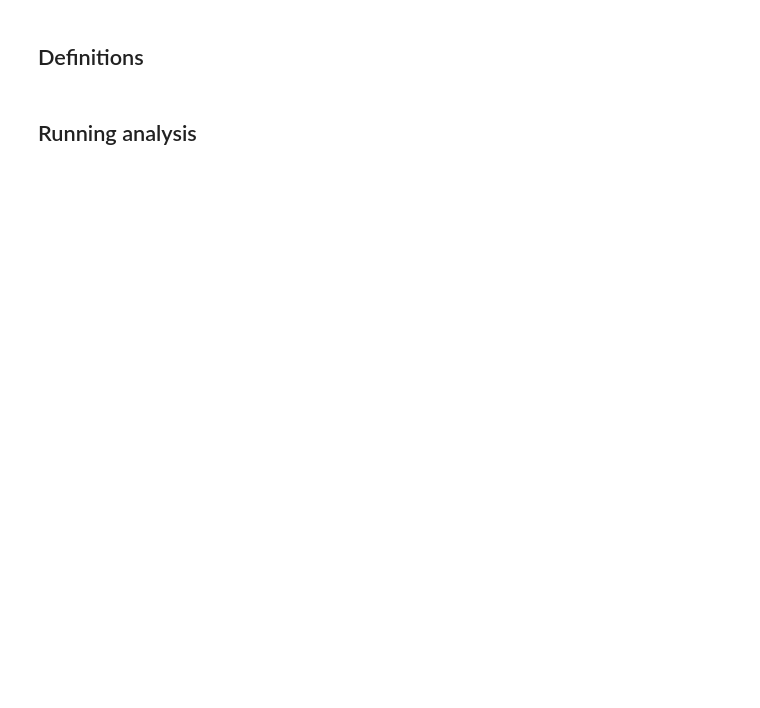
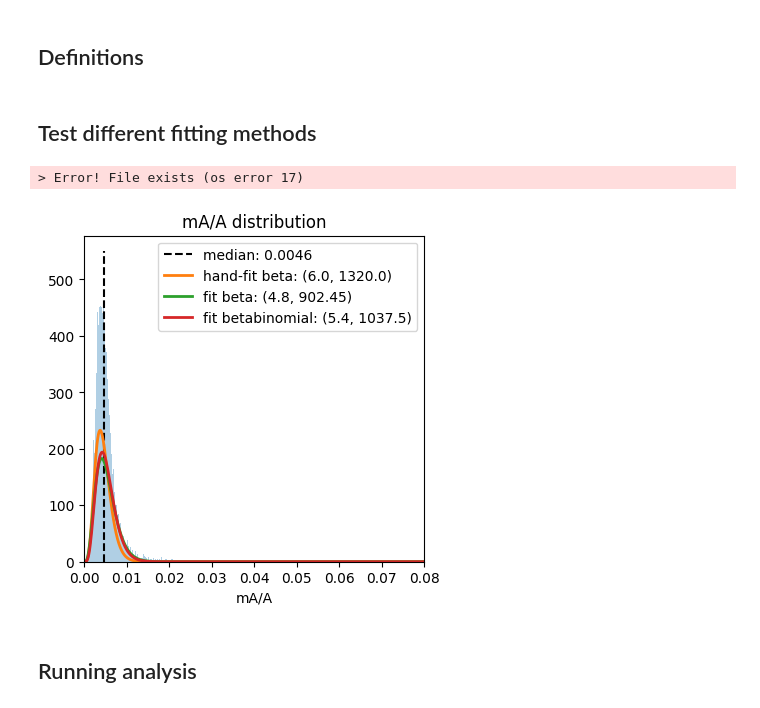
Before and after one commit to streetslab/multimodal-dimelo, a Jupyter notebook: review_prototyping.ipynb, the cells around one changed output. Drawn from its saved outputs; the diff is of its cells as text; code cells hidden in the pictures; blank space fills up the shorter version.

```diff
--- a/review_prototyping.ipynb
+++ b/review_prototyping.ipynb
@@ -1188,6 +1214,43 @@ def peak_label_plots(labeled_stats_df: pd.DataFrame, threshold: float | None = N
 
     plt.show()
     plt.close()
+# %% [markdown]
+## Test different fitting methods
+# %%
+modkit_stats_df = modkit_stats(window_files[2])
+# %% [output]
+> Error! File exists (os error 17)
+# %%
+def bbll(parms,k,n):
+    alpha, beta = parms
+    ll = stats.betabinom.logpmf(k,n,alpha,beta)
+    return -ll.sum()
+
+result = optimize.minimize(bbll,[1,1],args=(modkit_stats_df["count_a"], modkit_stats_df["count_valid_a"]), method='Nelder-Mead')
+bb_params = result.x
+# %%
+bbb_params = stats.beta.fit(modkit_stats_df["mod_frac"][modkit_stats_df["mod_frac"].between(0, 1, inclusive="neither")], floc=0, fscale=1)
+# %%
+bbbh_params = (6, 1320)
+# %%
+plt.figure(figsize=(4,4), layout="constrained")
+modkit_stats_df["mod_frac"].hist(bins=5000, alpha=0.35)
+# modkit_stats_df["mod_frac"].plot.kde(color="tab:red", lw=2)
+plt.vlines(modkit_stats_df["mod_frac"].median(), 0, 550, label=f'median: {modkit_stats_df["mod_frac"].median():.2}', color="black", linestyle="--")
+x = np.linspace(0, 0.08, 500)
+for params, label in zip((bbbh_params, bbb_params, bb_params), ("hand-fit beta", "fit beta", "fit betabinomial")):
+    plt.plot(x, stats.beta.pdf(x, *params), label=f"{label}: ({float(params[0]):.2}, {float(params[1]):.5})", lw=2)
+# plt.plot(x, stats.beta.pdf(x, *bbbh_params), color="tab:green", label='hand-fit beta pdf', lw=2)
+# plt.plot(x, stats.beta.pdf(x, *bbb_params), color="tab:red", label='fit beta pdf', lw=2)
+# plt.plot(x, stats.beta.pdf(x, *bb_params), color="tab:blue", label='fit betabinomial beta pdf', lw=2)
+plt.legend()
+plt.xlim(0, 0.08)
+plt.grid()
+plt.xlabel("mA/A")
+plt.title("mA/A distribution")
+plt.show()
+# %% [output]
+[figure, added]
 # %% [markdown]
 ## Running analysis
 # %%
```
Also changed, not shown: parts of 12 cells of this notebook.
